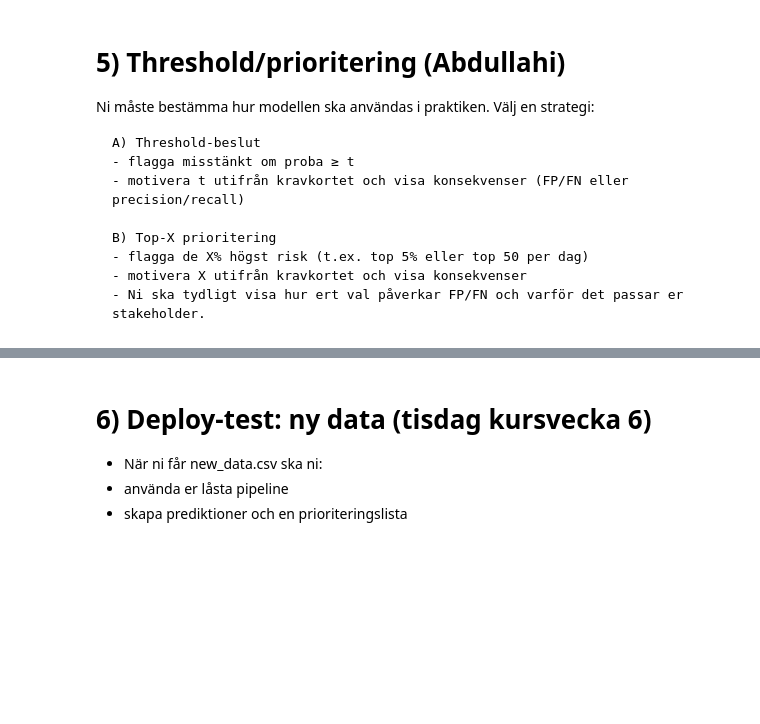
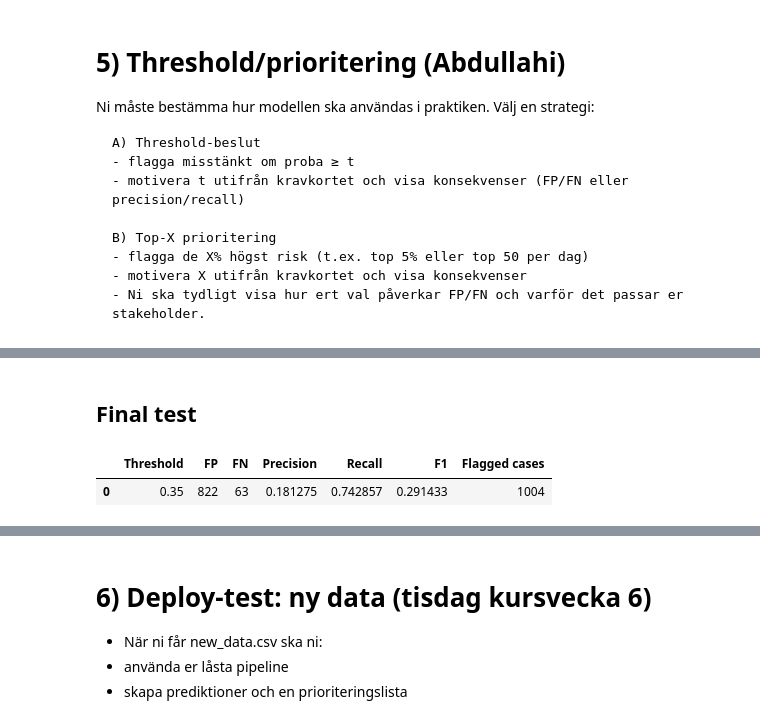
Before and after one commit to emanuelssonlinnea-rgb/ML_Grupp5, a Jupyter notebook: notebooks/report.ipynb, the cells around one changed output, grey strips where cells are left out. Cells and saved outputs as stored; diff of their text form; code cells hidden in the pictures; blank space fills up the shorter version.

```diff
--- a/notebooks/report.ipynb
+++ b/notebooks/report.ipynb
@@ -822,0 +880,30 @@ Ni måste bestämma hur modellen ska användas i praktiken. Välj en strategi:
+# %% [markdown]
+## Final test
+# %%
+y_proba = best_model.predict_proba(X_test)[:, 1]
+
+chosen_threshold = 0.35
+results = []
+
+
+
+preds = (y_proba >= chosen_threshold).astype(int)
+
+cm = confusion_matrix(y_test, preds)
+tn, fp, fn, tp = cm.ravel()
+
+results.append({
+    "Threshold": chosen_threshold,
+    "FP": fp,
+    "FN": fn,
+    "Precision": precision_score(y_test, preds),
+    "Recall": recall_score(y_test, preds),
+    "F1": f1_score(y_test, preds),
+    "Flagged cases": preds.sum()
+    })
+
+df_results = pd.DataFrame(results)
+df_results
+# %% [output]
+|  | Threshold | FP | FN | Precision | Recall | F1 | Flagged cases |
+| 0 | 0.35 | 822 | 63 | 0.181275 | 0.742857 | 0.291433 | 1004 |
```
Also changed, not shown: parts of 7 cells of this notebook.
